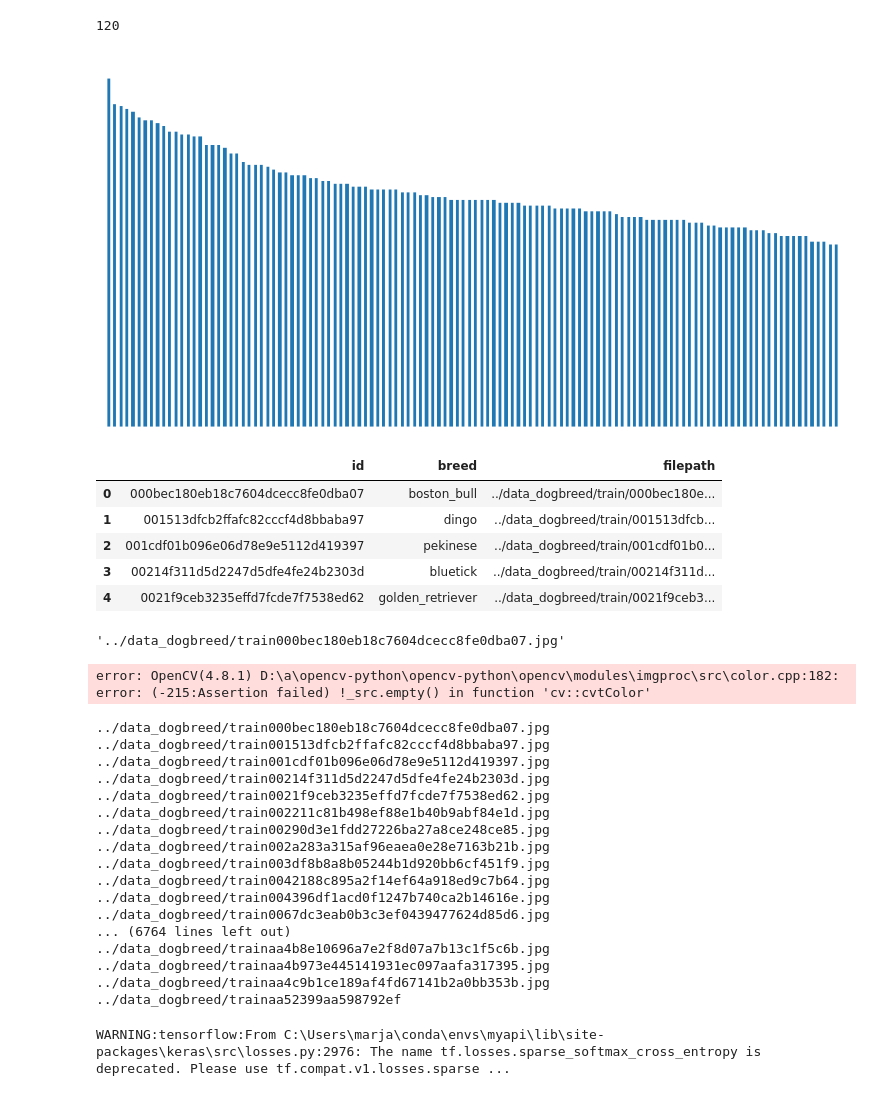
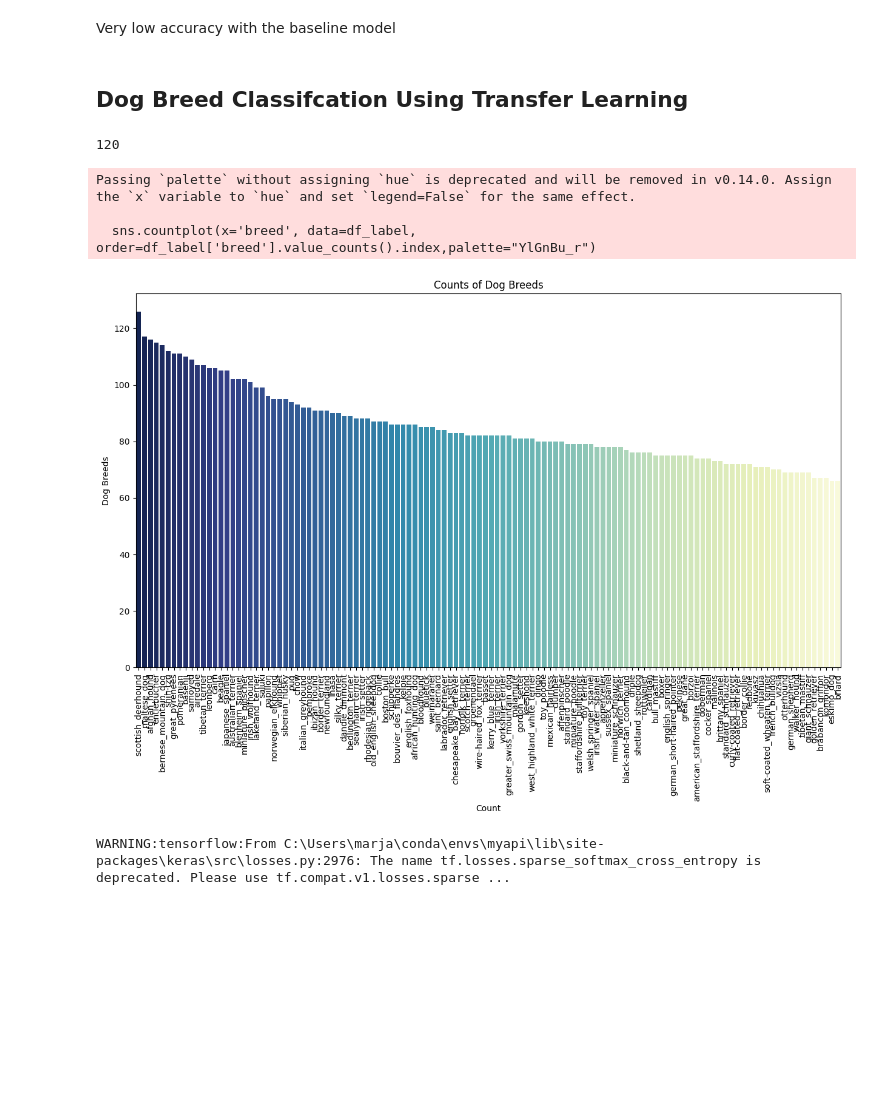
Before and after one commit to Safwan-ullah-khan/Computer_Vision_Projects, a Jupyter notebook: notebook/dog_breeds.ipynb, the cells around one changed output. Drawn from its saved outputs; the diff is of its cells as text; code cells hidden in the pictures; blank space fills up the shorter version.

Commit message:
Completed the Dog Breed Classification

```diff
--- a/notebook/dog_breeds.ipynb
+++ b/notebook/dog_breeds.ipynb
@@ -188,23 +92,24 @@ accuracy
+# %% [markdown]
+Very low accuracy with the baseline model
+# %% [markdown]
+## Dog Breed Classifcation Using Transfer Learning
 # %%
 df_label['breed'].nunique()
 # %% [output]
 120
-# %%
-import matplotlib.pyplot as plt
-plt.figure(figsize=(10, 5))
-df_label['breed'].value_counts().plot.bar()
-plt.axis('off')
-plt.show()
-# %% [output]
-[figure, removed]
-# %%
-df_label['filepath'] = folder_path + df_label['id'] + '.jpg'
-df_label.head()
-# %% [output]
-|  | id | breed | filepath |
-| 0 | 000bec180eb18c7604dcecc8fe0dba07 | boston_bull | ../data_dogbreed/train/000bec180e... |
-| 1 | 001513dfcb2ffafc82cccf4d8bbaba97 | dingo | ../data_dogbreed/train/001513dfcb... |
-| 2 | 001cdf01b096e06d78e9e5112d419397 | pekinese | ../data_dogbreed/train/001cdf01b0... |
-| 3 | 00214f311d5d2247d5dfe4fe24b2303d | bluetick | ../data_dogbreed/train/00214f311d... |
-| 4 | 0021f9ceb3235effd7fcde7f7538ed62 | golden_retriever | ../data_dogbreed/train/0021f9ceb3... |
+# %%
+import matplotlib.pyplot as plt
+import seaborn as sns
+plt.figure(figsize=(15, 8))
+sns.countplot(x='breed', data=df_label, order=df_label['breed'].value_counts().index,palette="YlGnBu_r")
+plt.title('Counts of Dog Breeds')
+plt.xlabel('Count')
+plt.xticks(rotation=90)
+plt.ylabel('Dog Breeds')
+plt.show()
+# %% [output]
+Passing `palette` without assigning `hue` is deprecated and will be removed in v0.14.0. Assign the `x` variable to `hue` and set `legend=False` for the same effect.
+
+  sns.countplot(x='breed', data=df_label, order=df_label['breed'].value_counts().index,palette="YlGnBu_r")
+[figure, added]
 # %%
@@ -221,32 +124,3 @@ filename = df_label['filepath'][0].strip()
-# %%
-filename
-# %% [output]
-'../data_dogbreed/train000bec180eb18c7604dcecc8fe0dba07.jpg'
-# %%
-resized_img = read_and_resize_image_rgb("../data_dogbreed/train000bec180eb18c7604dcecc8fe0dba07.jpg")
-# %% [output]
-error: OpenCV(4.8.1) D:\a\opencv-python\opencv-python\opencv\modules\imgproc\src\color.cpp:182: error: (-215:Assertion failed) !_src.empty() in function 'cv::cvtColor'
-# %%
-for i in df_label['filepath']:
-    print(i)
-# %% [output]
-../data_dogbreed/train000bec180eb18c7604dcecc8fe0dba07.jpg
-../data_dogbreed/train001513dfcb2ffafc82cccf4d8bbaba97.jpg
-../data_dogbreed/train001cdf01b096e06d78e9e5112d419397.jpg
-../data_dogbreed/train00214f311d5d2247d5dfe4fe24b2303d.jpg
-../data_dogbreed/train0021f9ceb3235effd7fcde7f7538ed62.jpg
-../data_dogbreed/train002211c81b498ef88e1b40b9abf84e1d.jpg
-../data_dogbreed/train00290d3e1fdd27226ba27a8ce248ce85.jpg
-../data_dogbreed/train002a283a315af96eaea0e28e7163b21b.jpg
-../data_dogbreed/train003df8b8a8b05244b1d920bb6cf451f9.jpg
-../data_dogbreed/train0042188c895a2f14ef64a918ed9c7b64.jpg
-../data_dogbreed/train004396df1acd0f1247b740ca2b14616e.jpg
-../data_dogbreed/train0067dc3eab0b3c3ef0439477624d85d6.jpg
-... (6764 lines left out)
-../data_dogbreed/trainaa4b8e10696a7e2f8d07a7b13c1f5c6b.jpg
-../data_dogbreed/trainaa4b973e445141931ec097aafa317395.jpg
-../data_dogbreed/trainaa4c9b1ce189af4fd67141b2a0bb353b.jpg
-../data_dogbreed/trainaa52399aa598792ef
 # %%
 resized_images = []
 for filename in df_label['filepath']:
```
Also changed, not shown: parts of 51 cells of this notebook, 2 other files.
